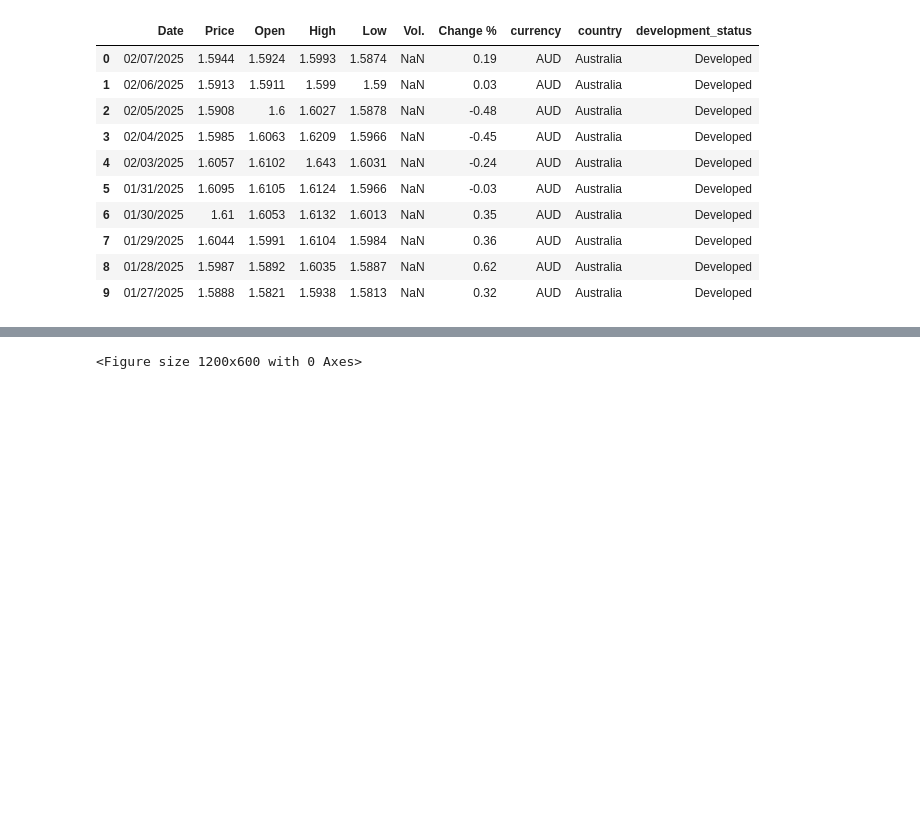
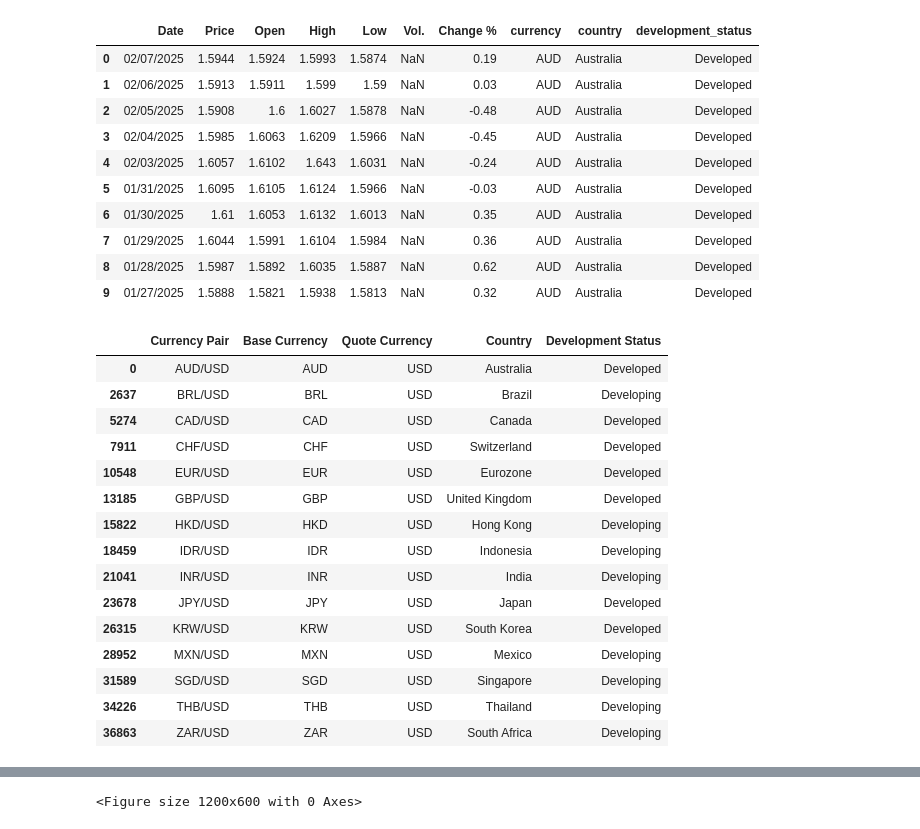
Before and after one commit to U1186204/Forex_Project, a Jupyter notebook: spwds_report_forex.ipynb, the cells around one changed output, grey strips where cells are left out. Drawn from its saved outputs; the diff is of its cells as text; code cells hidden in the pictures; blank space fills up the shorter version.

```diff
--- a/spwds_report_forex.ipynb
+++ b/spwds_report_forex.ipynb
@@ -89,3 +89,48 @@ df_forex.head(10)
 | 7 | 01/29/2025 | 1.6044 | 1.5991 | 1.6104 | 1.5984 | NaN | 0.36 | AUD | Australia | Developed |
 | 8 | 01/28/2025 | 1.5987 | 1.5892 | 1.6035 | 1.5887 | NaN | 0.62 | AUD | Australia | Developed |
 | 9 | 01/27/2025 | 1.5888 | 1.5821 | 1.5938 | 1.5813 | NaN | 0.32 | AUD | Australia | Developed |
+# %%
+df = df_forex
+# %%
+currency_pairs = df[["currency", "country", "development_status"]].drop_duplicates()
+
+# Assuming all pairs are vs USD (can be adjusted based on actual quote/base info)
+currency_pairs["Currency Pair"] = currency_pairs["currency"] + "/USD"
+currency_pairs["Base Currency"] = currency_pairs["currency"]
+currency_pairs["Quote Currency"] = "USD"
+
+# Reorder columns
+table = currency_pairs[
+    [
+        "Currency Pair",
+        "Base Currency",
+        "Quote Currency",
+        "country",
+        "development_status",
+    ]
+]
+table.columns = [
+    "Currency Pair",
+    "Base Currency",
+    "Quote Currency",
+    "Country",
+    "Development Status",
+]
+table
+# %% [output]
+|  | Currency Pair | Base Currency | Quote Currency | Country | Development Status |
+| 0 | AUD/USD | AUD | USD | Australia | Developed |
+| 2637 | BRL/USD | BRL | USD | Brazil | Developing |
+| 5274 | CAD/USD | CAD | USD | Canada | Developed |
+| 7911 | CHF/USD | CHF | USD | Switzerland | Developed |
+| 10548 | EUR/USD | EUR | USD | Eurozone | Developed |
+| 13185 | GBP/USD | GBP | USD | United Kingdom | Developed |
+| 15822 | HKD/USD | HKD | USD | Hong Kong | Developing |
+| 18459 | IDR/USD | IDR | USD | Indonesia | Developing |
+| 21041 | INR/USD | INR | USD | India | Developing |
+| 23678 | JPY/USD | JPY | USD | Japan | Developed |
+| 26315 | KRW/USD | KRW | USD | South Korea | Developed |
+| 28952 | MXN/USD | MXN | USD | Mexico | Developing |
+| 31589 | SGD/USD | SGD | USD | Singapore | Developing |
+| 34226 | THB/USD | THB | USD | Thailand | Developing |
+| 36863 | ZAR/USD | ZAR | USD | South Africa | Developing |
```
Also changed, not shown: parts of 9 cells of this notebook.
